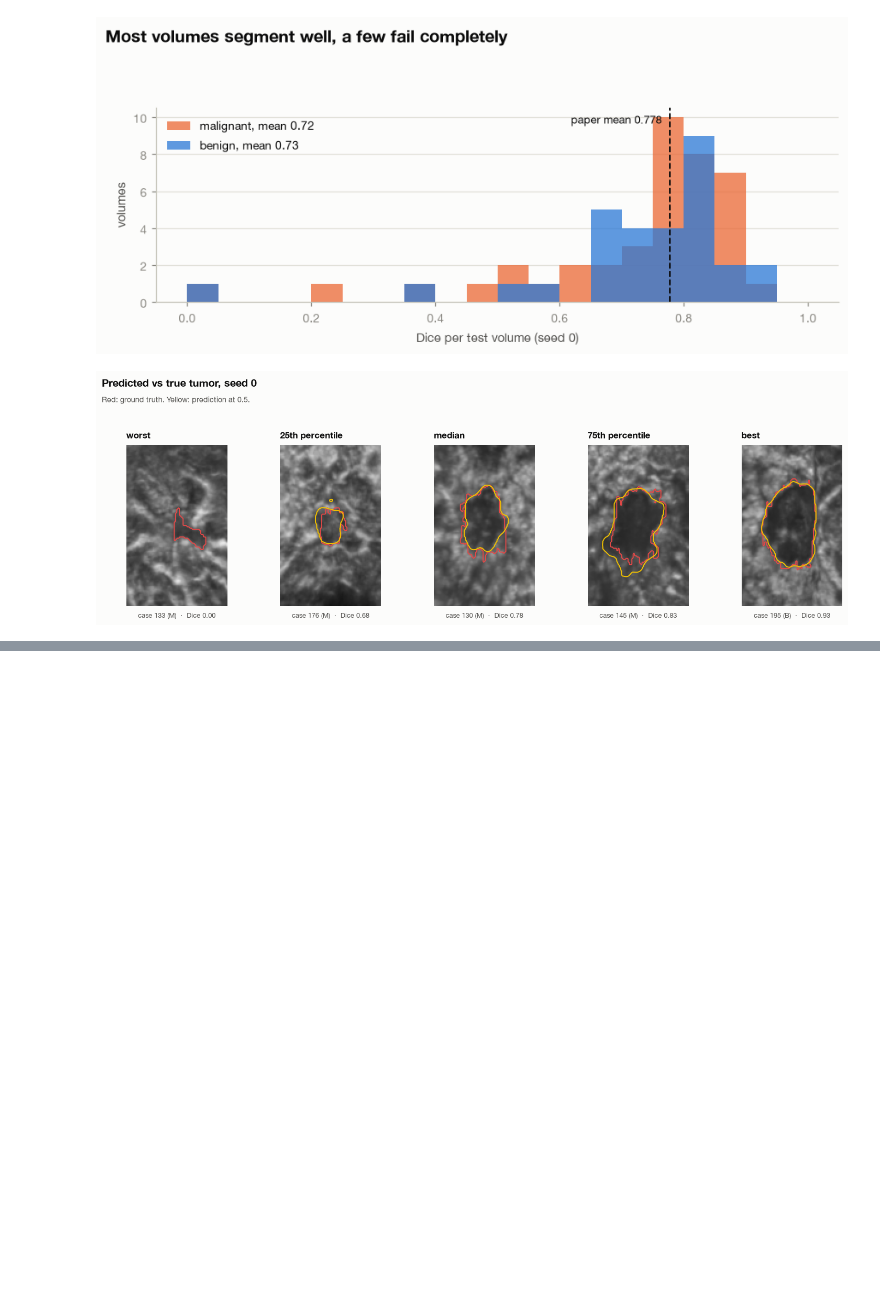
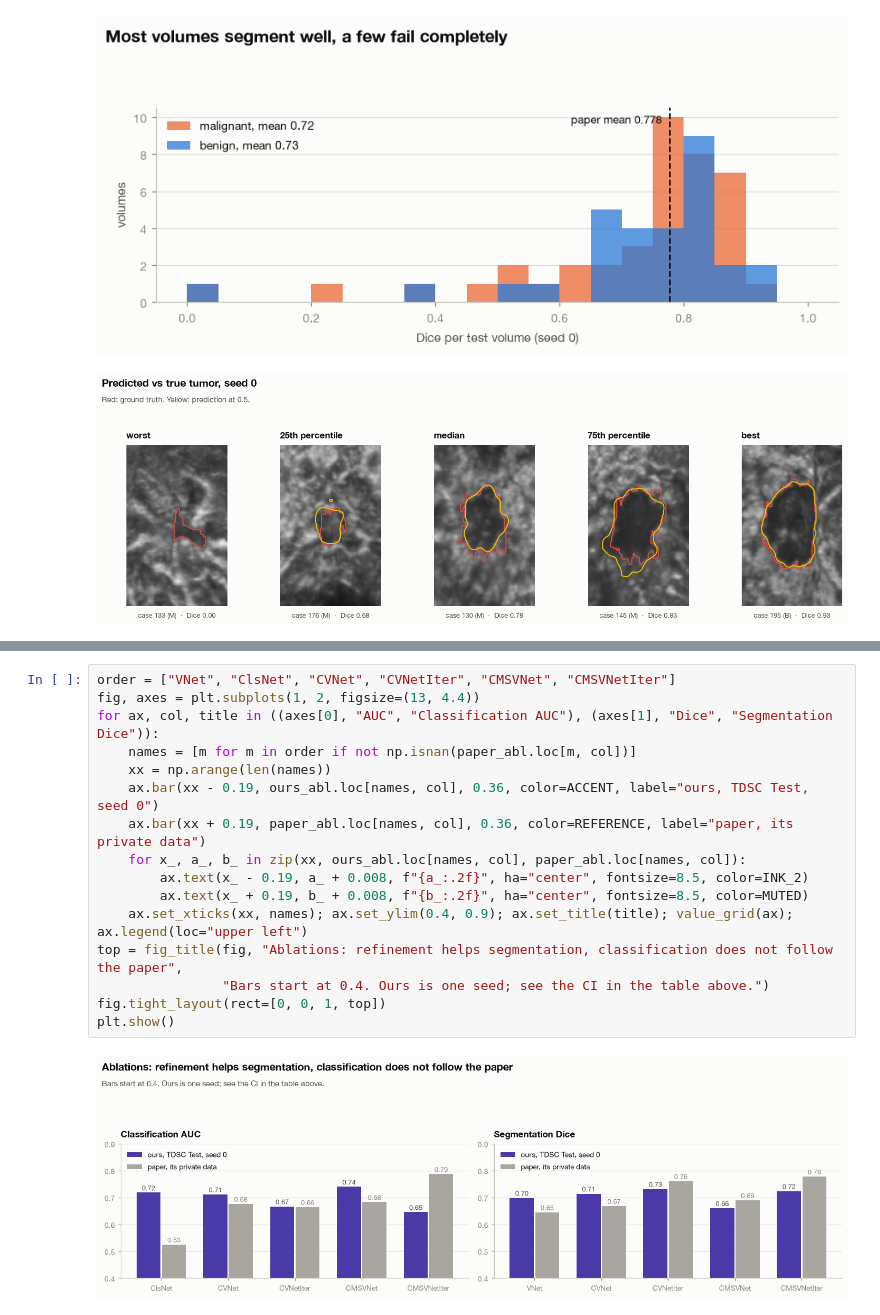
Before and after one commit to mralinp/abus-classification, a Jupyter notebook: notebooks/3-zhou2021.ipynb, the cells around one changed output, grey strips where cells are left out. Cells and saved outputs as stored; diff of their text form; blank space fills up the shorter version.

```diff
--- a/notebooks/3-zhou2021.ipynb
+++ b/notebooks/3-zhou2021.ipynb
@@ -546,0 +557,18 @@ paper_abl.add_prefix("paper ").round(3)
+# %%
+order = ["VNet", "ClsNet", "CVNet", "CVNetIter", "CMSVNet", "CMSVNetIter"]
+fig, axes = plt.subplots(1, 2, figsize=(13, 4.4))
+for ax, col, title in ((axes[0], "AUC", "Classification AUC"), (axes[1], "Dice", "Segmentation Dice")):
+    names = [m for m in order if not np.isnan(paper_abl.loc[m, col])]
+    xx = np.arange(len(names))
+    ax.bar(xx - 0.19, ours_abl.loc[names, col], 0.36, color=ACCENT, label="ours, TDSC Test, seed 0")
+    ax.bar(xx + 0.19, paper_abl.loc[names, col], 0.36, color=REFERENCE, label="paper, its private data")
+    for x_, a_, b_ in zip(xx, ours_abl.loc[names, col], paper_abl.loc[names, col]):
+        ax.text(x_ - 0.19, a_ + 0.008, f"{a_:.2f}", ha="center", fontsize=8.5, color=INK_2)
+        ax.text(x_ + 0.19, b_ + 0.008, f"{b_:.2f}", ha="center", fontsize=8.5, color=MUTED)
+    ax.set_xticks(xx, names); ax.set_ylim(0.4, 0.9); ax.set_title(title); value_grid(ax); ax.legend(loc="upper left")
+top = fig_title(fig, "Ablations: refinement helps segmentation, classification does not follow the paper",
+                "Bars start at 0.4. Ours is one seed; see the CI in the table above.")
+fig.tight_layout(rect=[0, 0, 1, top])
+plt.show()
+# %% [output]
+[figure, added]
```
Also changed, not shown: parts of 8 cells of this notebook, 11 other files.
